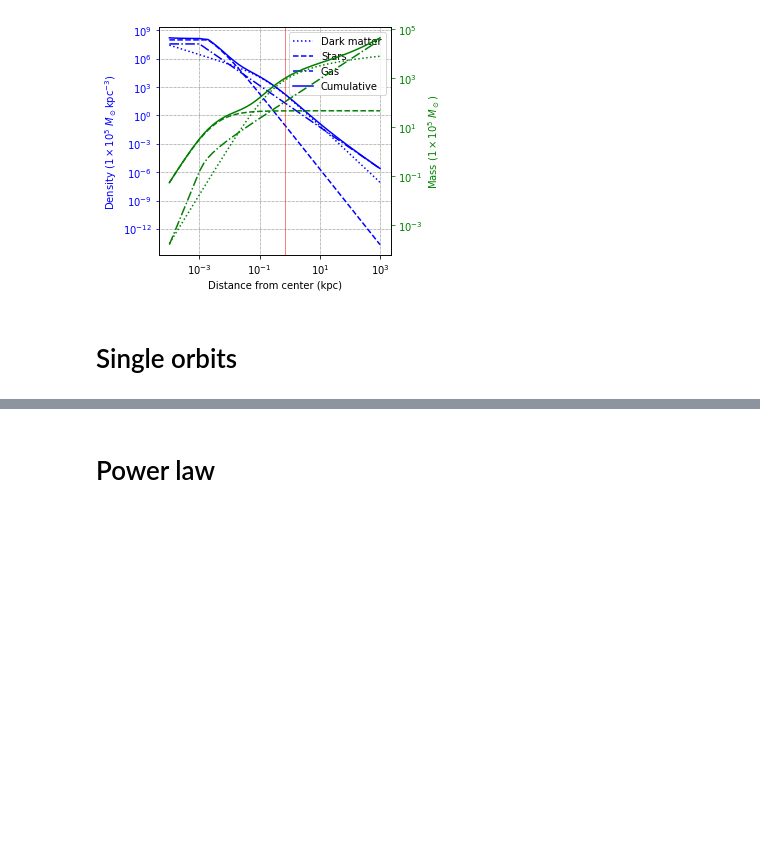
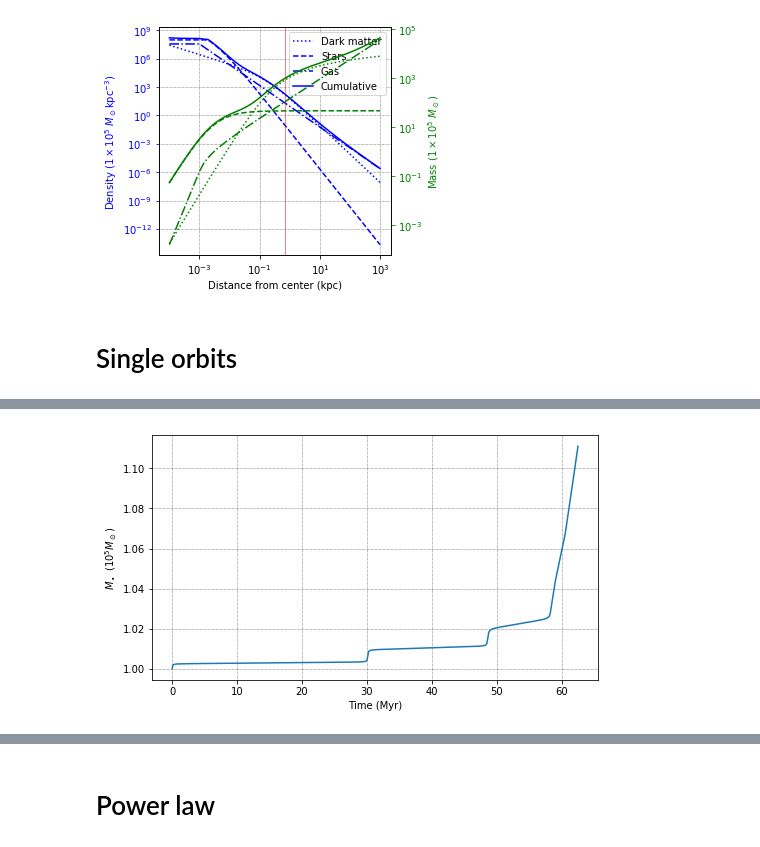
Before and after one commit to jsbarbosa/TesisFisica, a Jupyter notebook: Files/Week 6/Multiple.ipynb, the cells around one changed output, grey strips where cells are left out. Cells and saved outputs as stored; diff of their text form; code cells hidden in the pictures; blank space fills up the shorter version.

```diff
--- a/Files/Week 6/Multiple.ipynb
+++ b/Files/Week 6/Multiple.ipynb
@@ -105,0 +127,19 @@ plt.show()
+# %%
+fig, ax1 = plt.subplots(figsize = (8, 4.5))
+
+# ax2 = ax1.twinx()
+ax1.plot(result.times * 1000, result.masses)
+
+ax1.grid()
+
+ax1.set_xlabel("Time (Myr)")
+ax1.set_ylabel(r"$M_\bullet$ ($10^5M_\odot$)")
+
+# ax1.set_ylim(0, ax1.get_ylim()[1])
+# ax2.set_ylim(0, ax2.get_ylim()[1])
+
+fig.savefig('properties_s02v70_2.png', dpi = 300)
+
+plt.show()
+# %% [output]
+[figure, added]
```
Also changed, not shown: parts of 3 cells of this notebook, 11 other files.
